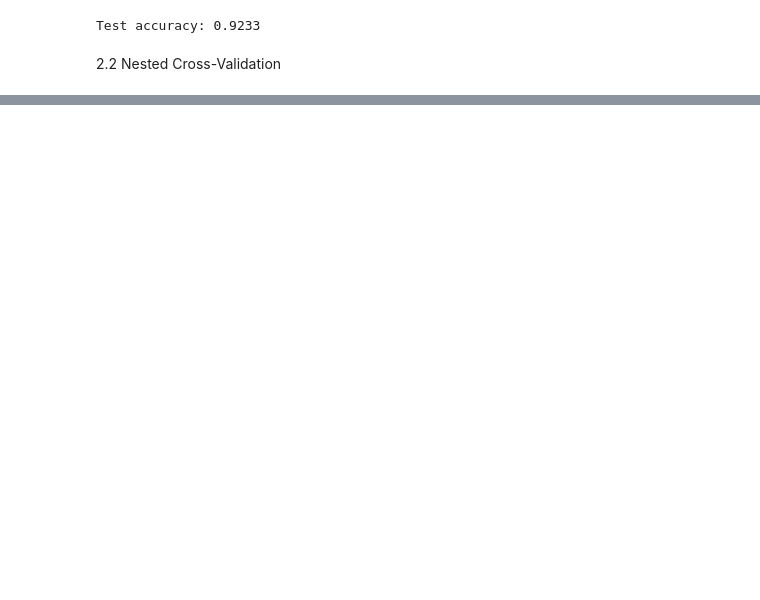
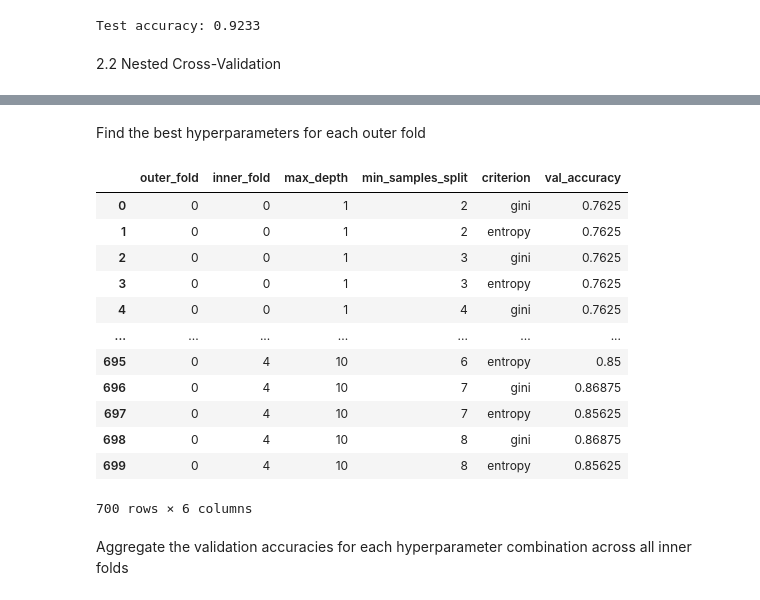
Before and after one commit to nipunbatra/ml-teaching, a Jupyter notebook: notebooks/hyperparams-experiments.ipynb, the cells around one changed output, grey strips where cells are left out. Drawn from its saved outputs; the diff is of its cells as text; code cells hidden in the pictures; blank space fills up the shorter version.

```diff
--- a/notebooks/hyperparams-experiments.ipynb
+++ b/notebooks/hyperparams-experiments.ipynb
@@ -426,0 +547,22 @@ Test accuracy for outer loop 5: 0.8967
+# %% [markdown]
+Find the best hyperparameters for each outer fold
+# %%
+outer_fold = 0
+outer_fold_df = overall_results.query('outer_fold == @outer_fold')
+outer_fold_df
+# %% [output]
+|  | outer_fold | inner_fold | max_depth | min_samples_split | criterion | val_accuracy |
+| 0 | 0 | 0 | 1 | 2 | gini | 0.7625 |
+| 1 | 0 | 0 | 1 | 2 | entropy | 0.7625 |
+| 2 | 0 | 0 | 1 | 3 | gini | 0.7625 |
+| 3 | 0 | 0 | 1 | 3 | entropy | 0.7625 |
+| 4 | 0 | 0 | 1 | 4 | gini | 0.7625 |
+| ... | ... | ... | ... | ... | ... | ... |
+| 695 | 0 | 4 | 10 | 6 | entropy | 0.85 |
+| 696 | 0 | 4 | 10 | 7 | gini | 0.86875 |
+| 697 | 0 | 4 | 10 | 7 | entropy | 0.85625 |
+| 698 | 0 | 4 | 10 | 8 | gini | 0.86875 |
+| 699 | 0 | 4 | 10 | 8 | entropy | 0.85625 |
+700 rows × 6 columns
+# %% [markdown]
+Aggregate the validation accuracies for each hyperparameter combination across all inner folds
```
Also changed, not shown: parts of 19 cells of this notebook.
